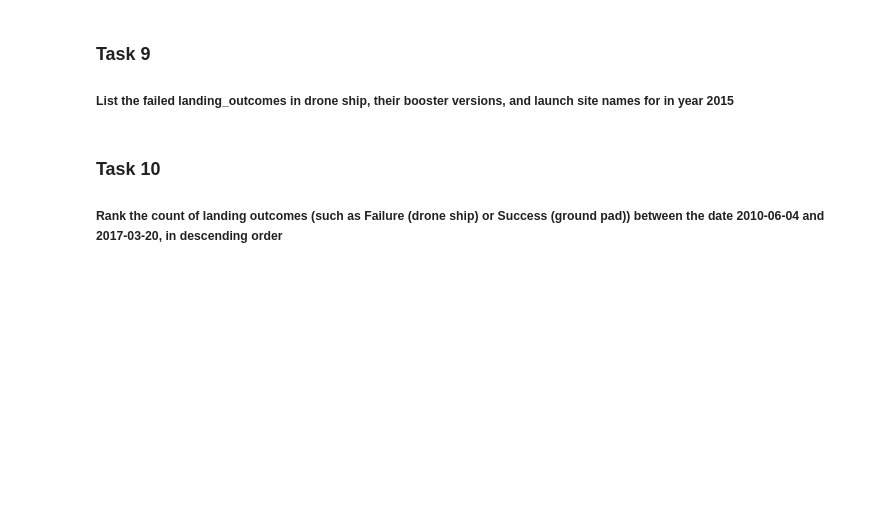
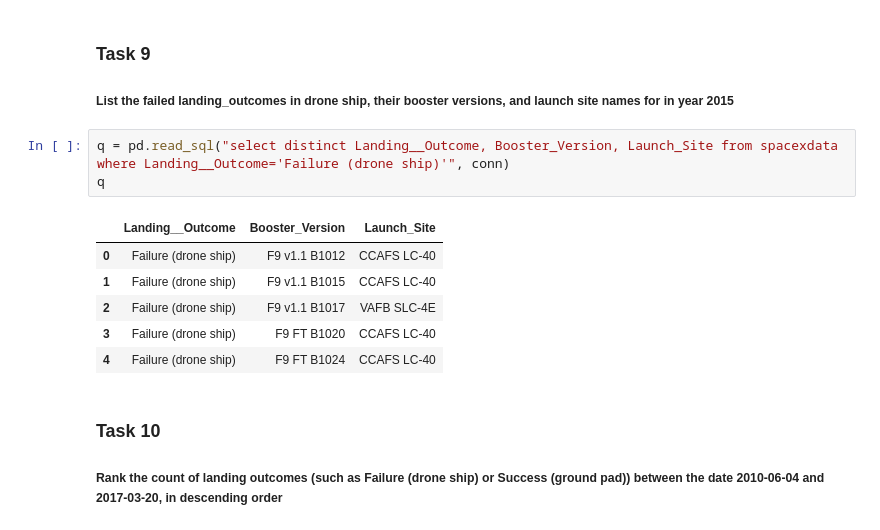
Before and after one commit to researchsam/IBM_tutorials, a Jupyter notebook: exploratorysql.ipynb, the cells around one changed output. Cells and saved outputs as stored; diff of their text form; blank space fills up the shorter version.

```diff
--- a/exploratorysql.ipynb
+++ b/exploratorysql.ipynb
@@ -234,6 +270,16 @@ q
 ### Task 9
 
 ##### List the failed landing_outcomes in drone ship, their booster versions, and launch site names for in year 2015
+# %%
+q = pd.read_sql("select distinct Landing__Outcome, Booster_Version, Launch_Site from spacexdata where Landing__Outcome='Failure (drone ship)'", conn)
+q
+# %% [output]
+|  | Landing__Outcome | Booster_Version | Launch_Site |
+| 0 | Failure (drone ship) | F9 v1.1 B1012 | CCAFS LC-40 |
+| 1 | Failure (drone ship) | F9 v1.1 B1015 | CCAFS LC-40 |
+| 2 | Failure (drone ship) | F9 v1.1 B1017 | VAFB SLC-4E |
+| 3 | Failure (drone ship) | F9 FT B1020 | CCAFS LC-40 |
+| 4 | Failure (drone ship) | F9 FT B1024 | CCAFS LC-40 |
 # %% [markdown]
 ### Task 10
 
```
Also changed, not shown: parts of 5 cells of this notebook.
